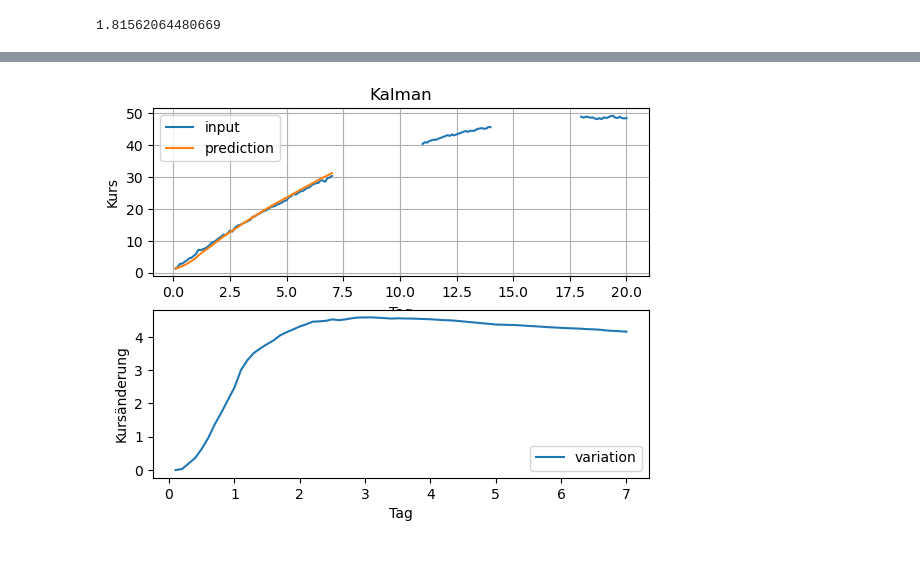
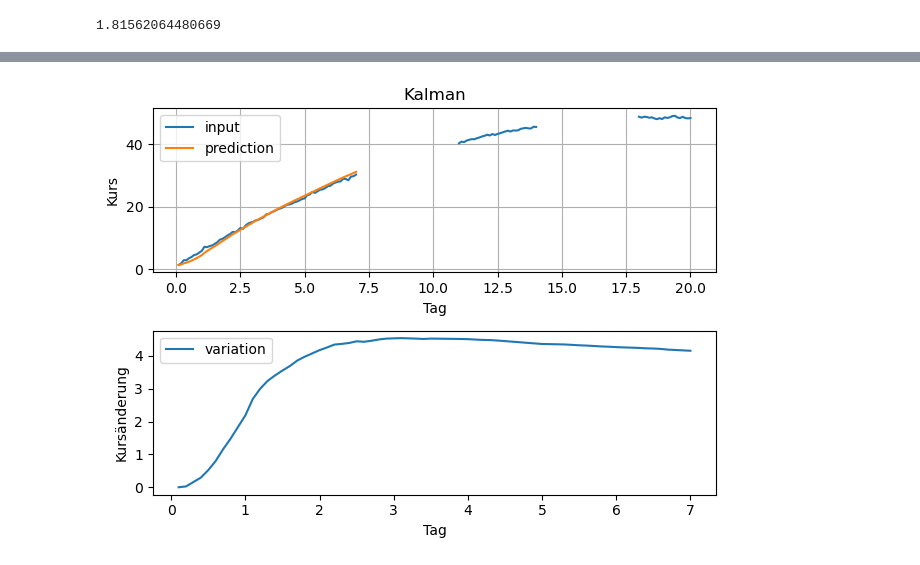
Before and after one commit to rumexcrisp/aim_datafusion, a Jupyter notebook: lab_2.ipynb, the cells around one changed output, grey strips where cells are left out. Saved outputs shown, nothing was run; the diff lists cells and outputs as text; code cells hidden in the pictures.

Commit message:
update plot

```diff
--- a/lab_2.ipynb
+++ b/lab_2.ipynb
@@ -86,19 +105,20 @@ for k in range(len(y)):
 # %%
 plt.figure()
 plt.subplot(2, 1, 1)
 plt.title("Kalman")
 plt.xlabel("Tag")
 plt.ylabel("Kurs")
 plt.grid(True)
 plt.plot(t, y, label="input")
 plt.plot(t, s, label="prediction")
 plt.legend()
 
 plt.subplot(2, 1, 2)
 plt.plot(t, v, label="variation")
 plt.xlabel("Tag")
 plt.ylabel("Kursänderung")
 plt.legend()
+plt.tight_layout()
 plt.show()
 # %% [output]
-[figure, old version]
+[figure, new version]
```
Also changed, not shown: parts of 2 cells of this notebook.
